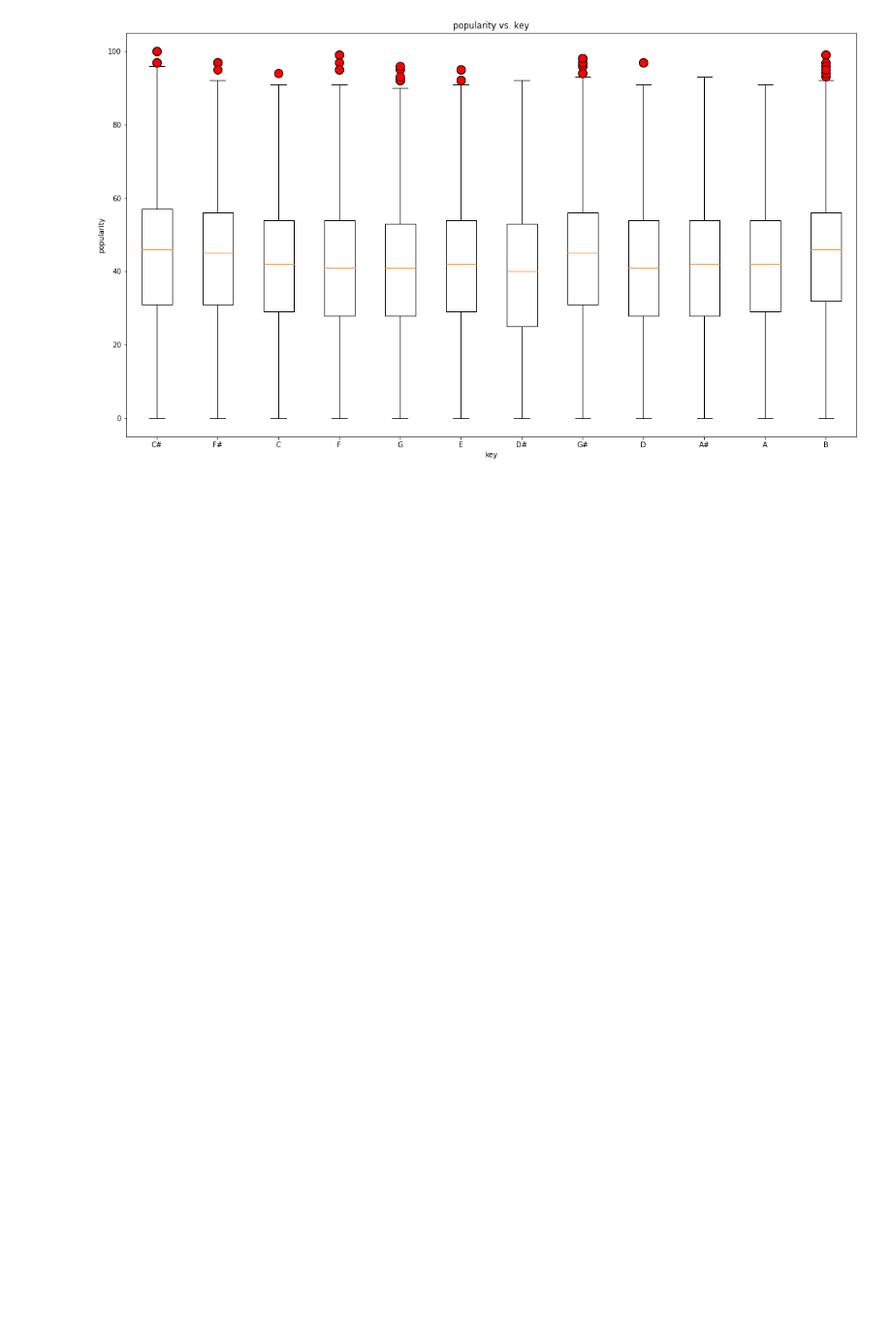
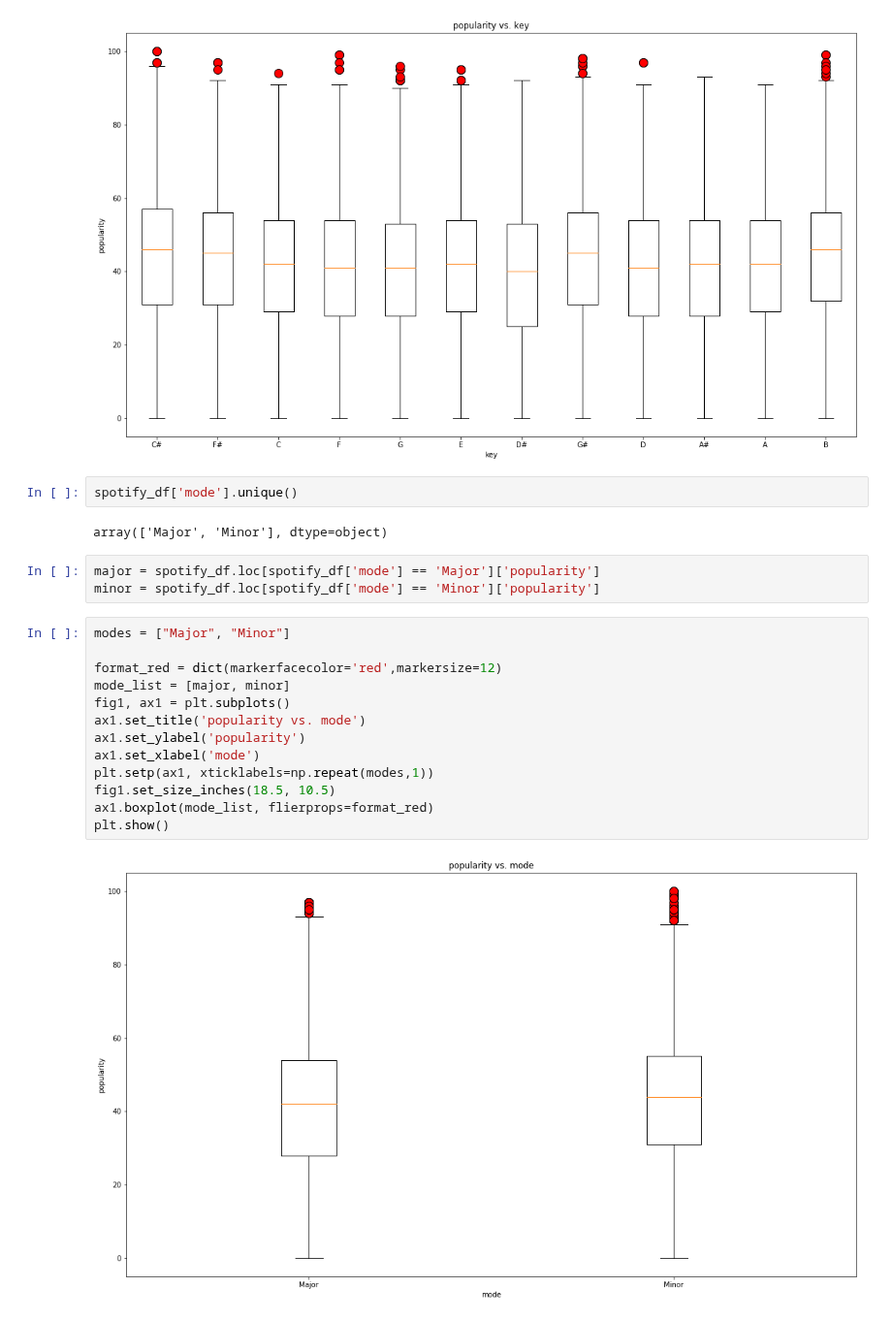
Before and after one commit to zsvorenova/Group_Three, a Jupyter notebook: eric-analysis/exploratorynotebook0723.ipynb, the cells around one changed output. Shown at 97% size. Drawn from its saved outputs; the diff is of its cells as text; blank space fills up the shorter version.

```diff
--- a/eric-analysis/exploratorynotebook0723.ipynb
+++ b/eric-analysis/exploratorynotebook0723.ipynb
@@ -575,3 +575,25 @@ ax1.boxplot(key_list, flierprops=format_red)
 plt.show()
 # %% [output]
 [figure]
+# %%
+spotify_df['mode'].unique()
+# %% [output]
+array(['Major', 'Minor'], dtype=object)
+# %%
+major = spotify_df.loc[spotify_df['mode'] == 'Major']['popularity']
+minor = spotify_df.loc[spotify_df['mode'] == 'Minor']['popularity']
+# %%
+modes = ["Major", "Minor"]
+
+format_red = dict(markerfacecolor='red',markersize=12)
+mode_list = [major, minor]
+fig1, ax1 = plt.subplots()
+ax1.set_title('popularity vs. mode')
+ax1.set_ylabel('popularity')
+ax1.set_xlabel('mode')
+plt.setp(ax1, xticklabels=np.repeat(modes,1))
+fig1.set_size_inches(18.5, 10.5)
+ax1.boxplot(mode_list, flierprops=format_red)
+plt.show()
+# %% [output]
+[figure, added]
```
Also changed, not shown: parts of 2 cells of this notebook.
